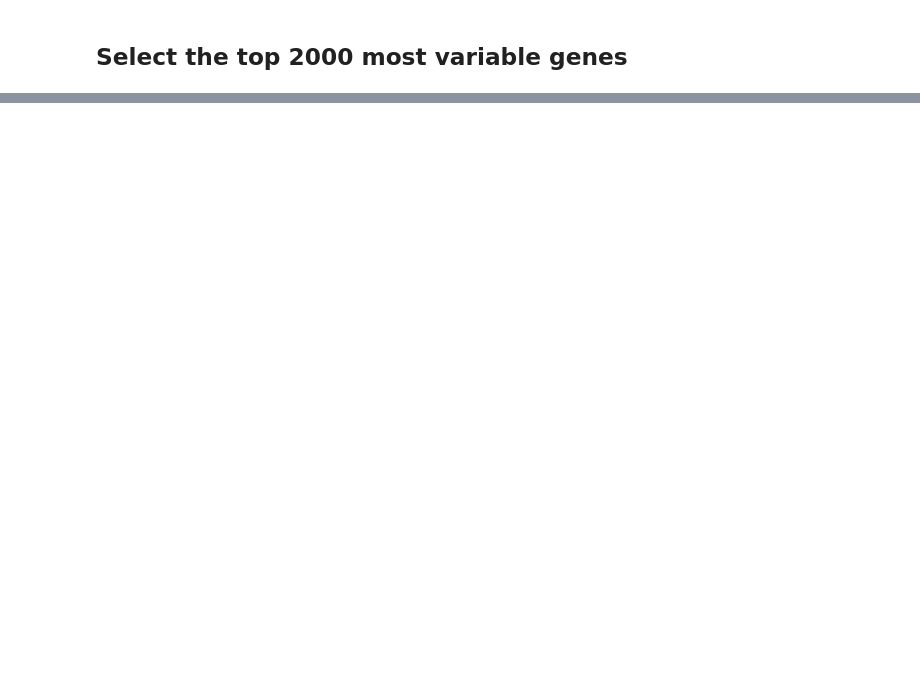
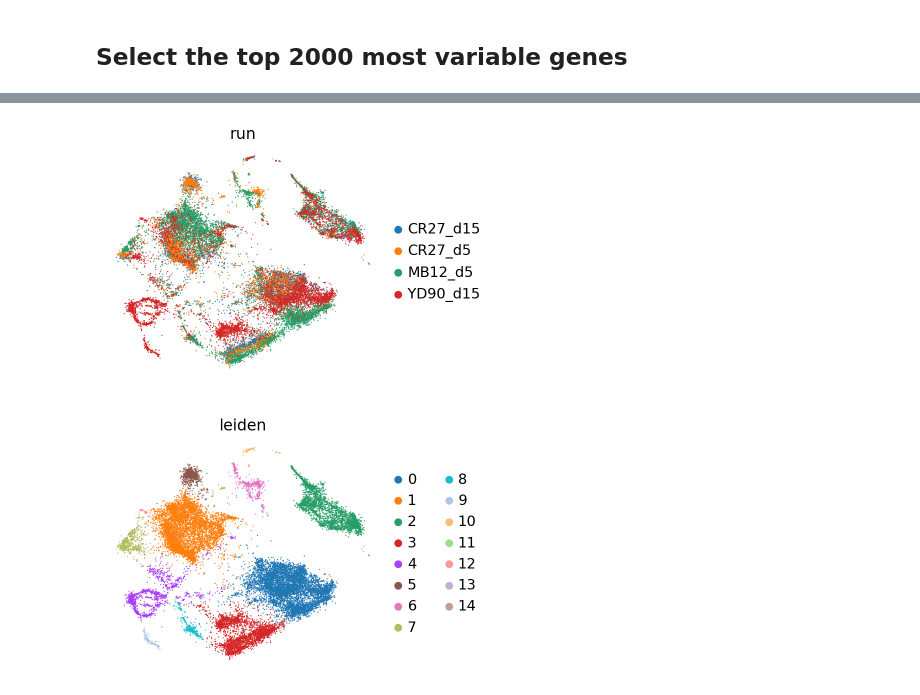
Before and after one commit to chuvalab/pgclc_scvi, a Jupyter notebook: PGCLCs.ipynb, the cells around one changed output, grey strips where cells are left out. Drawn from its saved outputs; the diff is of its cells as text; code cells hidden in the pictures; blank space fills up the shorter version.

```diff
--- a/PGCLCs.ipynb
+++ b/PGCLCs.ipynb
@@ -289,2 +172,5 @@ Error:
+# %%
+# adata.write_h5ad("/data1/imoustakas/project-477-PGCLC_10x_yolanda/scvi/pgclc_mvg.h5ad")
+adata = sc.read_h5ad("/data1/imoustakas/project-477-PGCLC_10x_yolanda/scvi/pgclc_mvg.h5ad")
 # %%
 scvi.model.SCVI.setup_anndata(adata)
@@ -293,2 +177,5 @@ Error:
 # %%
-model = scvi.model.SCVI(adata)
+model = scvi.model.SCVI(adata,
+                        n_layers=2,
+                        n_latent=20,
+                        gene_likelihood="zinb")
@@ -300,0 +193,3 @@ Error:
+# %%
+SCVI_LATENT_KEY = "X_scVI"
+adata.obsm[SCVI_LATENT_KEY] = model.get_latent_representation()
@@ -300,0 +208,3 @@ Error:
+# %%
+SCVI_MDE_KEY = "X_scVI_MDE"
+adata.obsm[SCVI_MDE_KEY] = scvi.model.utils.mde(adata.obsm[SCVI_LATENT_KEY])
@@ -300,0 +214,10 @@ Error:
+# %%
+sc.pl.embedding(
+    adata,
+    basis=SCVI_MDE_KEY,
+    color=["run", "leiden"],
+    frameon=False,
+    ncols=1,
+)
+# %% [output]
+[figure, added]
```
Also changed, not shown: parts of 61 cells of this notebook.
